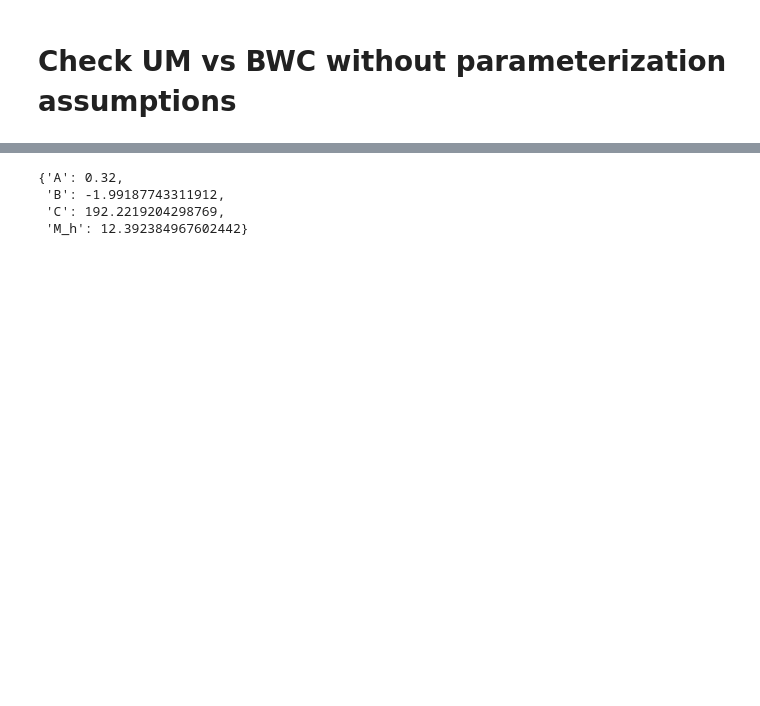
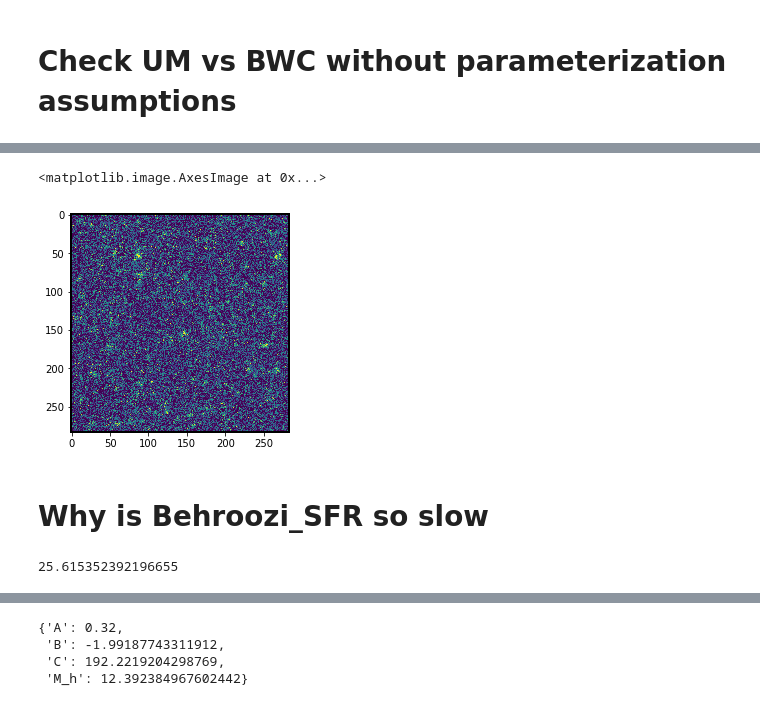
Before and after one commit to kokron/skyLine, a Jupyter notebook: notebooks/20211230-VarySlopePipeline.ipynb, the cells around one changed output, grey strips where cells are left out. Cells and saved outputs as stored; diff of their text form; code cells hidden in the pictures; blank space fills up the shorter version.

```diff
--- a/notebooks/20211230-VarySlopePipeline.ipynb
+++ b/notebooks/20211230-VarySlopePipeline.ipynb
@@ -935,0 +994,38 @@ AttributeError: 'numpy.ndarray' object has no attribute 'to'
+# %%
+plt.imshow(np.sum(map2[20:30], axis=0), vmin=-25, vmax=150)
+# plt.colorbar()?
+# %% [output]
+<matplotlib.image.AxesImage at 0x...>
+[figure, added]
+# %% [markdown]
+# Why is Behroozi_SFR so slow
+# %%
+import os
+from scipy.interpolate import griddata
+# SFR_folder = os.path.dirname(os.path.realpath(__file__)).split("source")[0]+'SFR_tables/'
+SFR_file = 'sfr_table_Behroozi.dat'
+st = time.time()
+
+try:
+    x = np.loadtxt('/home/users/kokron/Projects/preLIMinary/SFR_tables/'+SFR_file)
+except:
+    x = np.loadtxt(SFR_file)
+zb = np.unique(x[:,0])-1.
+logMb = np.unique(x[:,1])
+logSFRb = x[:,2].reshape(len(zb),len(logMb),order='F')
+
+logM = np.log10((CO.halo_catalog['M_HALO']))
+z = CO.halo_catalog['Z']
+
+
+xx, yy = np.meshgrid(logMb, zb)
+
+ingrid = np.array([xx, yy]).reshape(2, len(zb)*len(logMb))
+
+inval = logSFRb.reshape(len(zb)*len(logMb))
+grid = np.array([logM, z])
+logSFR_interp = griddata(ingrid.T, inval, grid.T, fill_value=-40.)
+
+print(time.time() - st)
+# %% [output]
+25.615352392196655
```
Also changed, not shown: parts of 25 cells of this notebook, 2 other files.
